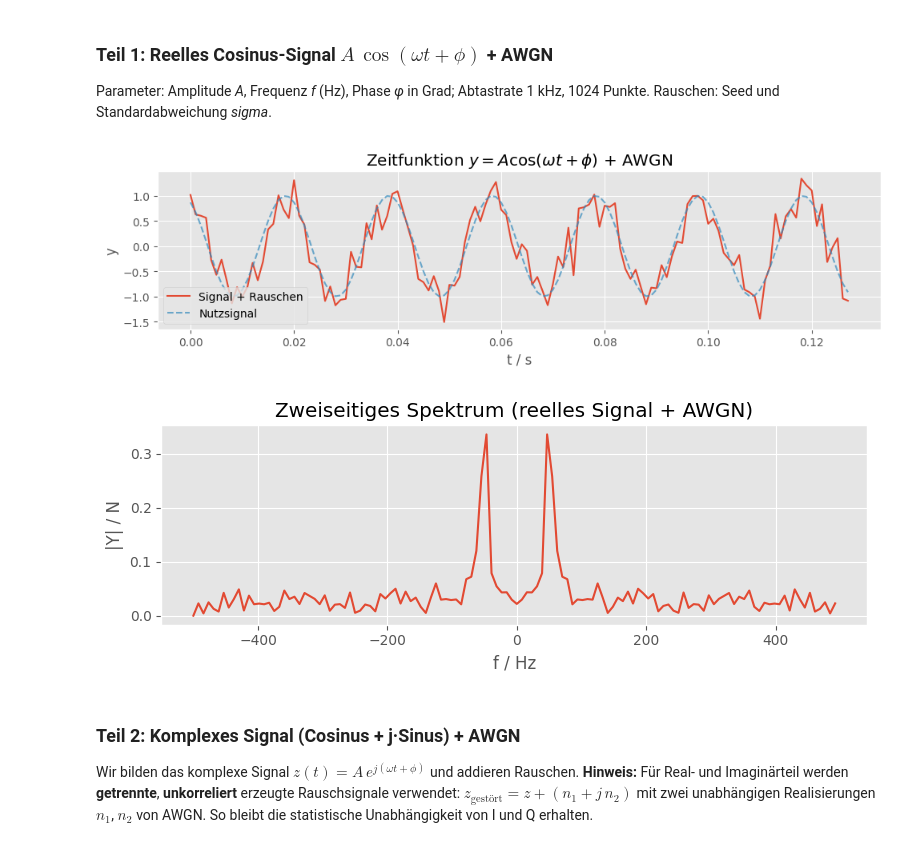
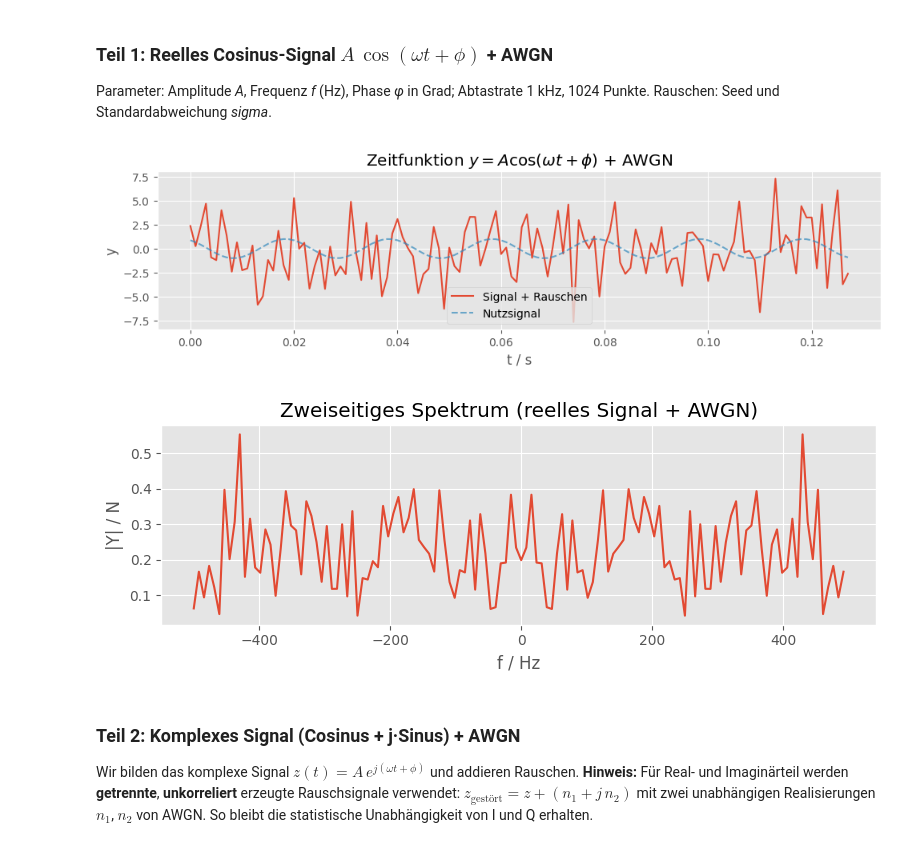
Before and after one commit to AdrianPrechtl/KT-course, a Jupyter notebook: lab_suite/labs/02_01_Signale_Spektren/submissions/04_Signal_mit_Rauschen.ipynb, the cells around one changed output. Cells and saved outputs as stored; diff of their text form; code cells hidden in the pictures.

```diff
--- a/lab_suite/labs/02_01_Signale_Spektren/submissions/04_Signal_mit_Rauschen.ipynb
+++ b/lab_suite/labs/02_01_Signale_Spektren/submissions/04_Signal_mit_Rauschen.ipynb
@@ -21,35 +21,35 @@ Parameter: Amplitude *A*, Frequenz *f* (Hz), Phase *φ* in Grad; Abtastrate 1 kH
 # %%
 import numpy as np
 from matplotlib import pyplot as plt
 plt.style.use('ggplot')
 
 fs = 1000.0   # Abtastrate in Hz
 N = 128      # Anzahl Punkte
 A = 1.0       # Amplitude
 f = 50.0      # Frequenz in Hz
 phi_deg = 30  # Phase in Grad
-sigma = 0.3   # Standardabweichung des AWGN
+sigma = 10*0.3   # Standardabweichung des AWGN
 np.random.seed(42)  # Reproduzierbarkeit
 
 phi_rad = np.deg2rad(phi_deg)
 t = np.arange(N) / fs
 omega = 2 * np.pi * f
 y_signal = A * np.cos(omega * t + phi_rad)
 rauschen = np.random.normal(0, sigma, N)
 y = y_signal + rauschen
 
 plt.figure(figsize=(10, 3))
 plt.plot(t, y, label='Signal + Rauschen')
 plt.plot(t, y_signal, '--', alpha=0.7, label='Nutzsignal')
 plt.xlabel('t / s')
 plt.ylabel('y')
 plt.title(r'Zeitfunktion $y = A \cos(\omega t + \phi)$ + AWGN')
 plt.legend()
 plt.grid(True)
 plt.tight_layout()
 plt.show()
 # %% [output]
-[figure, old version]
+[figure, new version]
 # %%
 # Zweiseitiges Spektrum (wie in 03_Spektralanalyse)
 Y = np.fft.fft(y)
@@ -67,7 +67,7 @@ plt.grid(True)
 plt.tight_layout()
 plt.show()
 # %% [output]
-[figure, old version]
+[figure, new version]
 # %% [markdown]
 ### Teil 2: Komplexes Signal (Cosinus + j·Sinus) + AWGN
 
```
Also changed, not shown: parts of 4 cells of this notebook, 2 other files.
